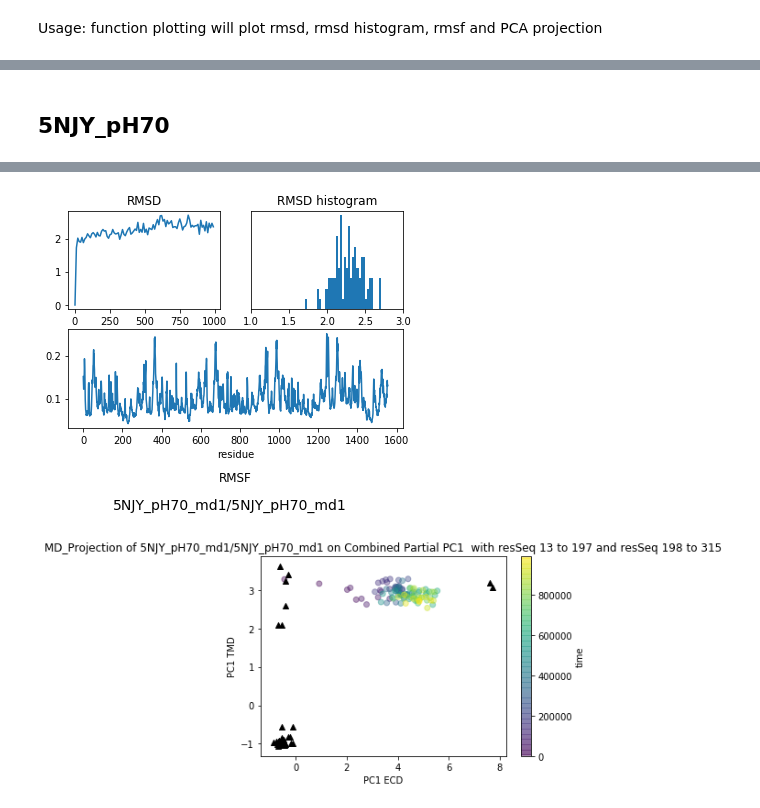
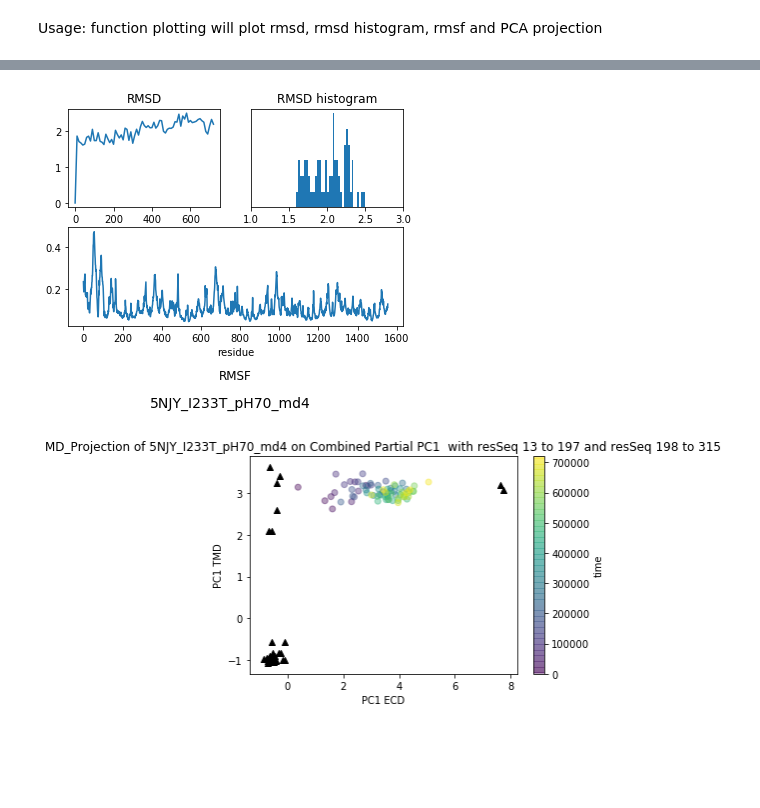
Before and after one commit to chemlove/md_data_analysis, a Jupyter notebook: Assessing RMSF and RMSD of MD simulation.ipynb, the cells around one changed output, grey strips where cells are left out. Saved outputs shown, nothing was run; the diff lists cells and outputs as text; code cells hidden in the pictures; blank space fills up the shorter version.

```diff
--- a/Assessing RMSF and RMSD of MD simulation.ipynb
+++ b/Assessing RMSF and RMSD of MD simulation.ipynb
@@ -309,5 +277,3 @@ plotting("5NJY_F238LI233T_pH46_md1/5NJY_F238LI233T_pH46_md1")
-# %% [markdown]
-## 5NJY_pH70
 # %%
-plotting("5NJY_pH70_md1/5NJY_pH70_md1",skip=10)
+plotting('5NJY_I233T_pH70_md4',skip=10)
 # %% [output]
@@ -315,3 +281,3 @@ plotting("5NJY_pH70_md1/5NJY_pH70_md1",skip=10)
 [ 0.78432453]
-[figure, old version]
+[figure, new version]
-[figure, old version]
+[figure, new version]
```
Also changed, not shown: parts of 40 cells of this notebook, 35 other files.
